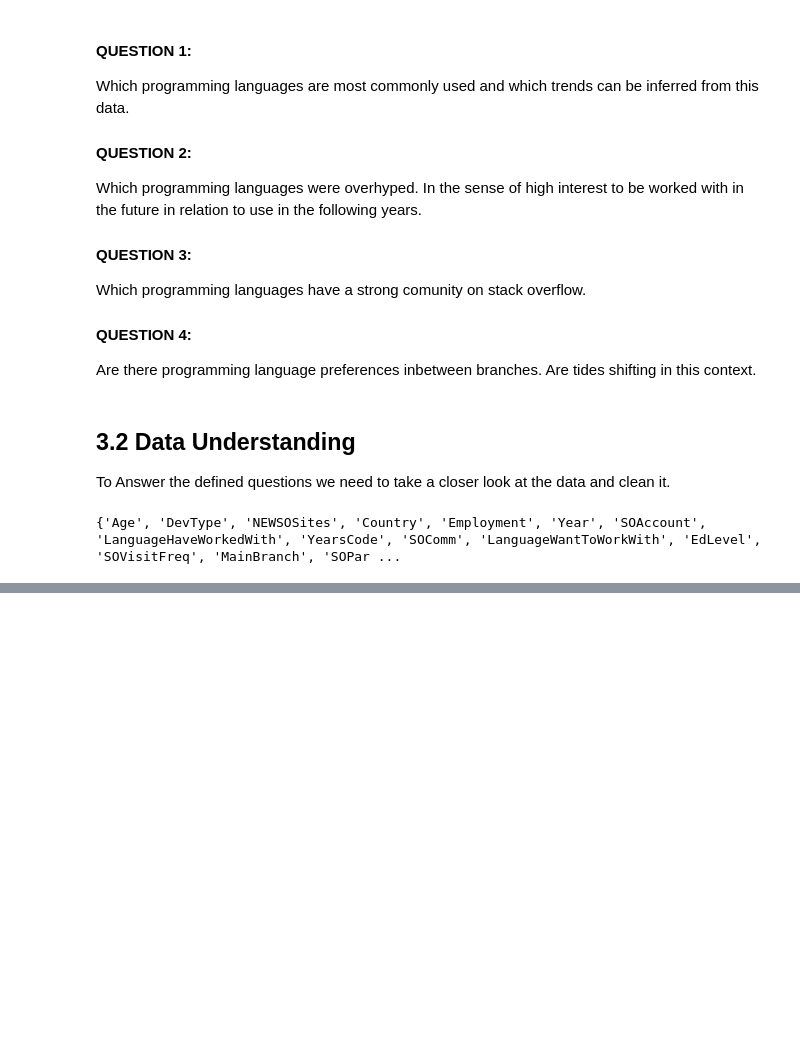
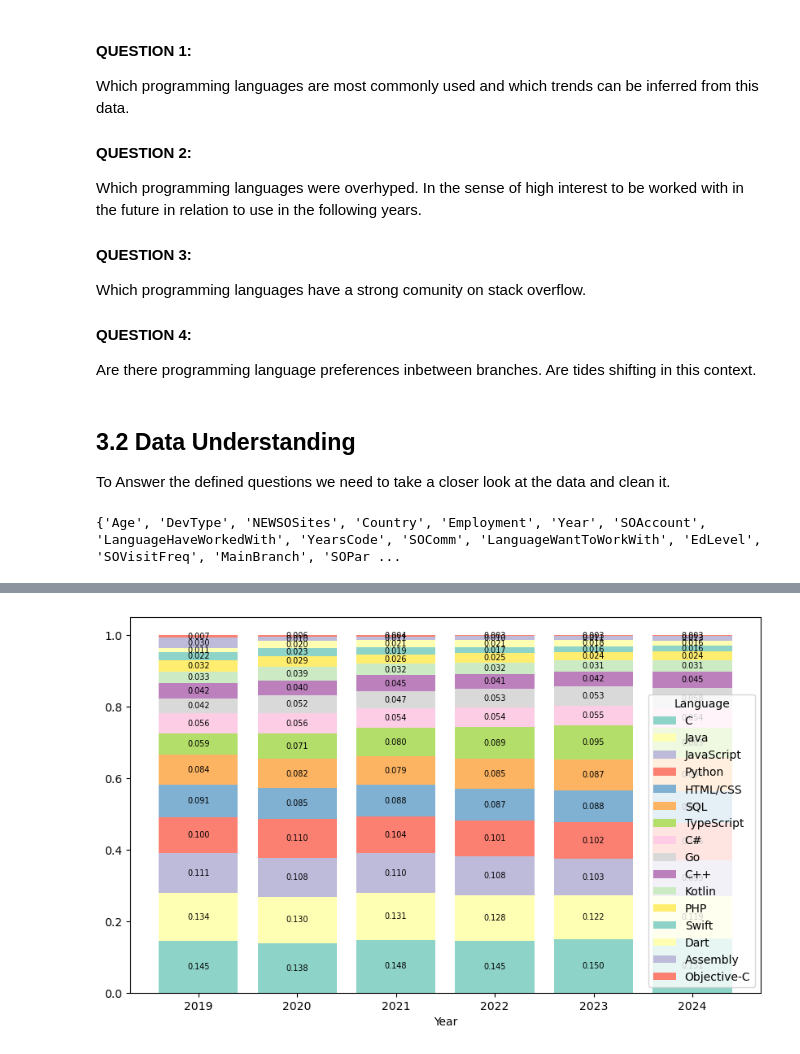
Before and after one commit to AlbertFlatscher/Stackoverflow_Survey_over_Time, a Jupyter notebook: Shifts_in_Programming_Preferences_from_2019_to_2024.ipynb, the cells around one changed output, grey strips where cells are left out. Saved outputs shown, nothing was run; the diff lists cells and outputs as text; code cells hidden in the pictures; blank space fills up the shorter version.

```diff
--- a/Shifts_in_Programming_Preferences_from_2019_to_2024.ipynb
+++ b/Shifts_in_Programming_Preferences_from_2019_to_2024.ipynb
@@ -368,0 +365,12 @@ plt.show()
+# %%
+# determine the ratio of the dataframe
+ratio_list = []
+for year in years:
+    ratio = num_wanted_work[num_wanted_work.index == year].sum() / num_wanted_work[num_wanted_work.index == year].sum().sum()
+    ratio_list.append(ratio)
+
+ratio_wanted_work = pd.DataFrame(ratio_list, index=years)
+# %%
+plot_stacked_bar(ratio_wanted_work, True)
+# %% [output]
+[figure, added]
```
Also changed, not shown: parts of 15 cells of this notebook.
